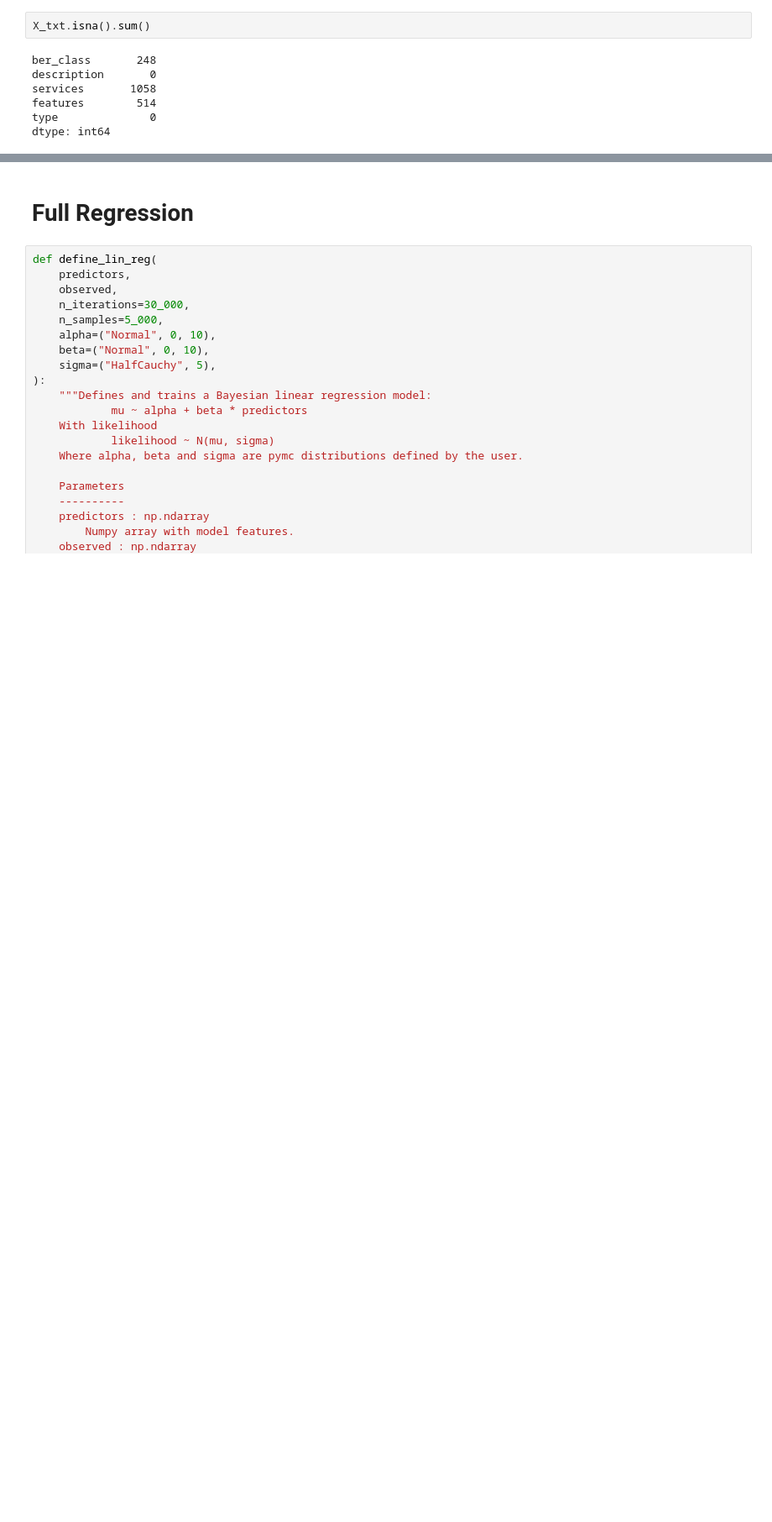
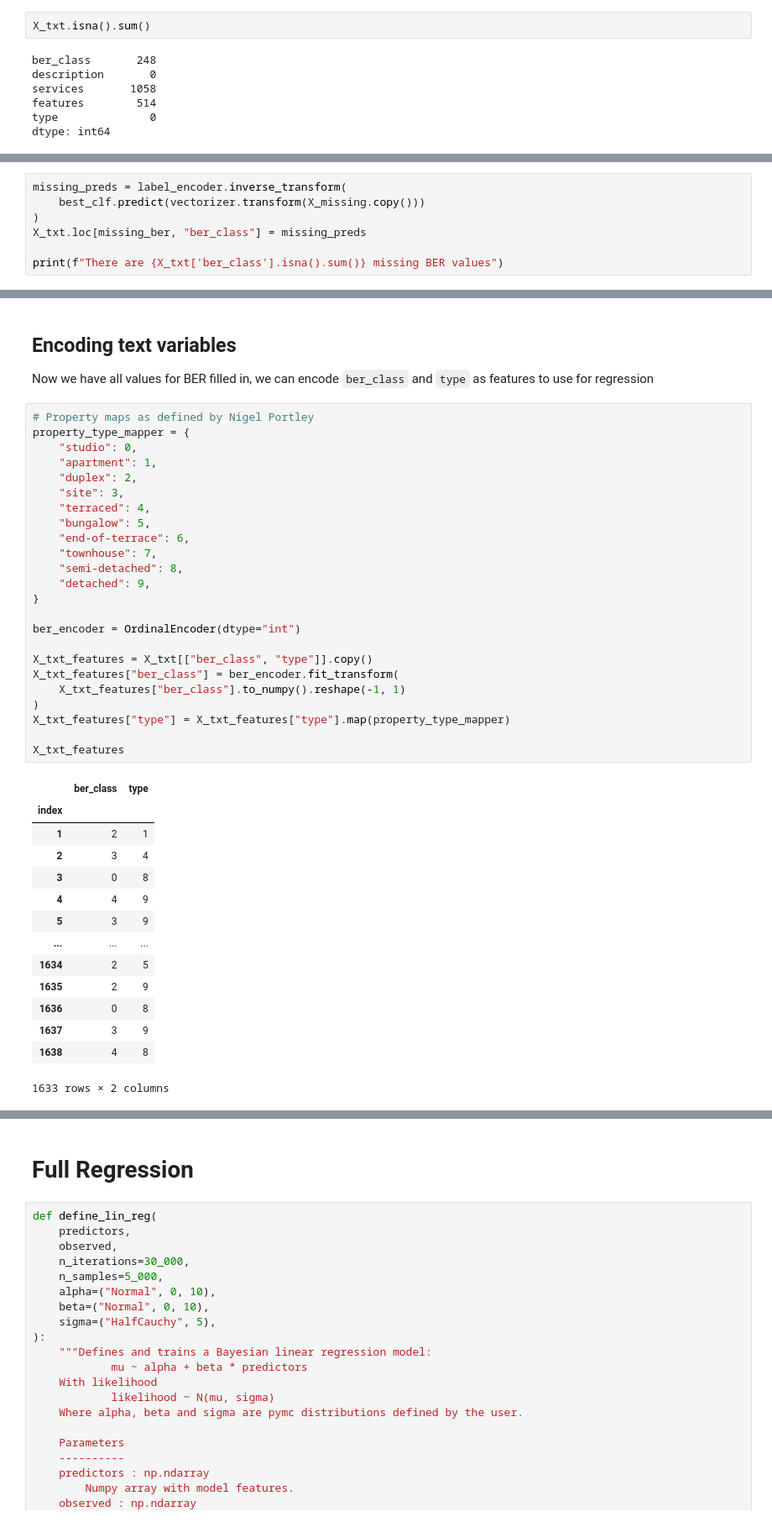
Before and after one commit to ET5003-Group1/ET5003, a Jupyter notebook: Week-5/ET5003_KaggleCompetition.ipynb, the cells around one changed output, grey strips where cells are left out. Shown at 84% size. Drawn from its saved outputs; the diff is of its cells as text; blank space fills up the shorter version.

Commit message:
added text features

```diff
--- a/Week-5/ET5003_KaggleCompetition.ipynb
+++ b/Week-5/ET5003_KaggleCompetition.ipynb
@@ -499,0 +501,7 @@ Your comments, explanation, and references here.
+# %%
+missing_preds = label_encoder.inverse_transform(
+    best_clf.predict(vectorizer.transform(X_missing.copy()))
+)
+X_txt.loc[missing_ber, "ber_class"] = missing_preds
+
+print(f"There are {X_txt['ber_class'].isna().sum()} missing BER values")
@@ -499,0 +518,42 @@ Your comments, explanation, and references here.
+# %% [markdown]
+## Encoding text variables
+Now we have all values for BER filled in, we can encode `ber_class` and `type` as features to use for regression
+# %%
+# Property maps as defined by Nigel Portley
+property_type_mapper = {
+    "studio": 0,
+    "apartment": 1,
+    "duplex": 2,
+    "site": 3,
+    "terraced": 4,
+    "bungalow": 5,
+    "end-of-terrace": 6,
+    "townhouse": 7,
+    "semi-detached": 8,
+    "detached": 9,
+}
+
+ber_encoder = OrdinalEncoder(dtype="int")
+
+X_txt_features = X_txt[["ber_class", "type"]].copy()
+X_txt_features["ber_class"] = ber_encoder.fit_transform(
+    X_txt_features["ber_class"].to_numpy().reshape(-1, 1)
+)
+X_txt_features["type"] = X_txt_features["type"].map(property_type_mapper)
+
+X_txt_features
+# %% [output]
+|  | ber_class | type |
+| index |  |  |
+| 1 | 2 | 1 |
+| 2 | 3 | 4 |
+| 3 | 0 | 8 |
+| 4 | 4 | 9 |
+| 5 | 3 | 9 |
+| ... | ... | ... |
+| 1634 | 2 | 5 |
+| 1635 | 2 | 9 |
+| 1636 | 0 | 8 |
+| 1637 | 3 | 9 |
+| 1638 | 4 | 8 |
+1633 rows × 2 columns
```
Also changed, not shown: parts of 23 cells of this notebook.
